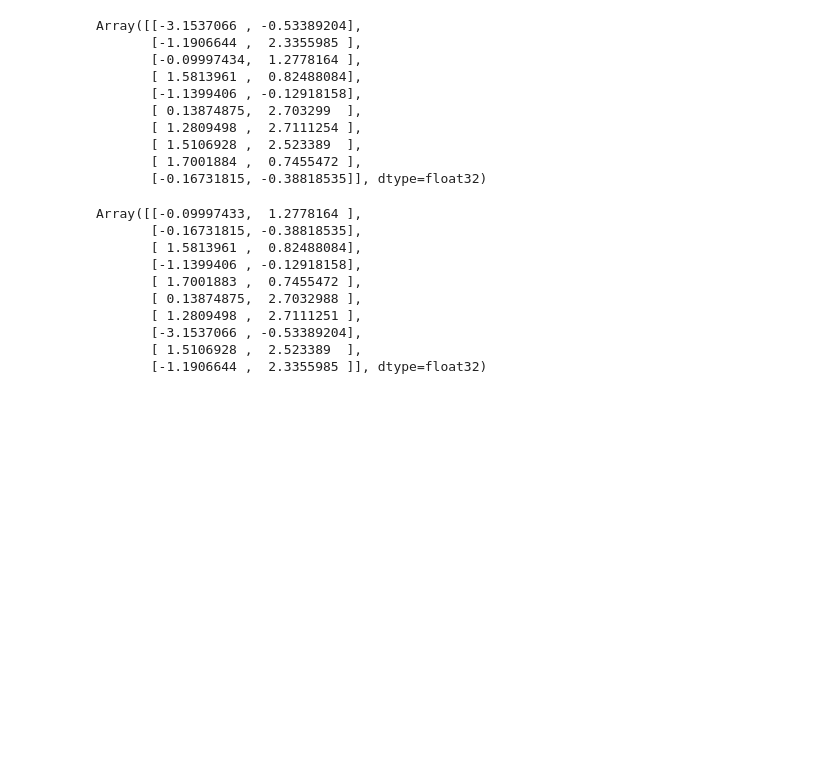
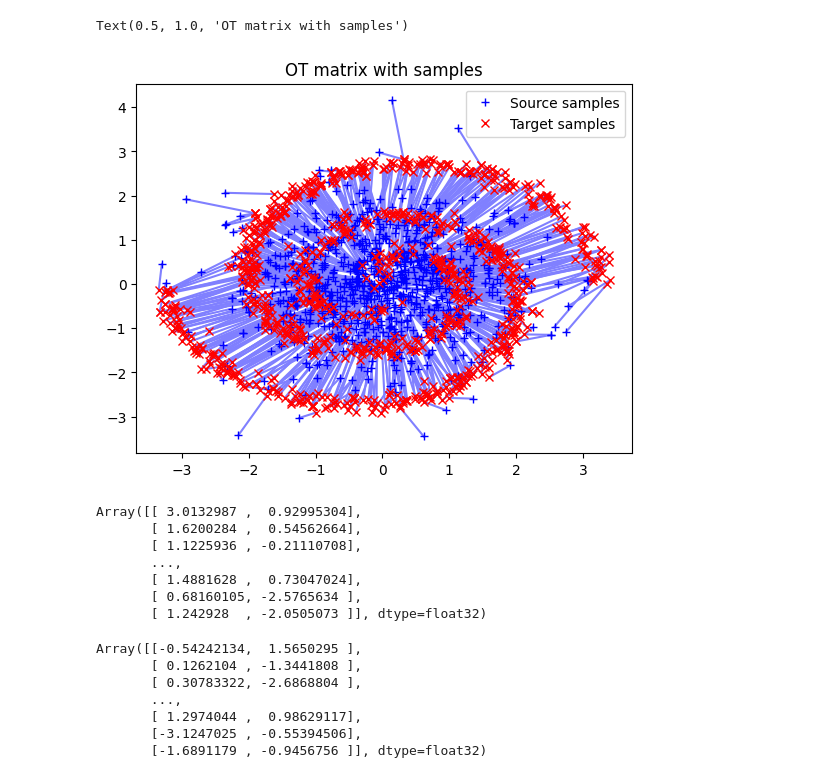
Before and after one commit to AHsu98/StoKAAsticInterpolants, a Jupyter notebook: ExampleNotebooks/data_dep_couplings.ipynb, the cells around one changed output. Cells and saved outputs as stored; diff of their text form; code cells hidden in the pictures; blank space fills up the shorter version.

```diff
--- a/ExampleNotebooks/data_dep_couplings.ipynb
+++ b/ExampleNotebooks/data_dep_couplings.ipynb
@@ -24,41 +24,42 @@ target_samples = inf_train_gen('2spirals',rng = 50,batch_size = num_target)
 # Reference Sample
 reference_samples = jax.random.normal(jax.random.PRNGKey(13334),(num_target,2))
 # %%
-mini_batch_size = 10
+mini_batch_size = 1024
 data_key = jax.random.PRNGKey(42)
 target_key, reference_key = jax.random.split(data_key,2)
 target_batch = jax.random.choice(target_key,target_samples,(mini_batch_size,))
 reference_batch = jax.random.choice(reference_key,reference_samples,(mini_batch_size,))
 # %%
-M = ot.dist(target_batch,reference_batch,p=2)
+M = ot.dist(reference_batch,target_batch,p=1)
 # %%
-a = jnp.histogram(reference_batch, bins=mini_batch_size)[0] / mini_batch_size
-b = jnp.histogram(target_batch, bins=mini_batch_size)[0] / mini_batch_size
-a, b = jnp.ones((mini_batch_size,)) / mini_batch_size, jnp.ones((mini_batch_size,)) / mini_batch_size
+a, b = jnp.ones((mini_batch_size,)), jnp.ones((mini_batch_size,))
 G0 = ot.emd(a,b,M)
+# %%
+ot.plot.plot2D_samples_mat(np.array(reference_batch), np.array(target_batch), np.array(G0), c=[.5, .5, 1])
+pl.plot(reference_batch[:, 0], reference_batch[:, 1], '+b', label='Source samples')
+pl.plot(target_batch[:, 0], target_batch[:, 1], 'xr', label='Target samples')
+pl.legend(loc=0)
+pl.title('OT matrix with samples')
+# %% [output]
+Text(0.5, 1.0, 'OT matrix with samples')
+[figure, added]
 # %%
-G0@target_batch*10
+G0@target_batch
 # %% [output]
-Array([[-3.1537066 , -0.53389204],
-       [-1.1906644 ,  2.3355985 ],
-       [-0.09997434,  1.2778164 ],
-       [ 1.5813961 ,  0.82488084],
-       [-1.1399406 , -0.12918158],
-       [ 0.13874875,  2.703299  ],
-       [ 1.2809498 ,  2.7111254 ],
-       [ 1.5106928 ,  2.523389  ],
-       [ 1.7001884 ,  0.7455472 ],
-       [-0.16731815, -0.38818535]], dtype=float32)
+Array([[ 3.0132987 ,  0.92995304],
+       [ 1.6200284 ,  0.54562664],
+       [ 1.1225936 , -0.21110708],
+       ...,
+       [ 1.4881628 ,  0.73047024],
+       [ 0.68160105, -2.5765634 ],
+       [ 1.242928  , -2.0505073 ]], dtype=float32)
 # %%
 target_batch
 # %% [output]
-Array([[-0.09997433,  1.2778164 ],
-       [-0.16731815, -0.38818535],
-       [ 1.5813961 ,  0.82488084],
-       [-1.1399406 , -0.12918158],
-       [ 1.7001883 ,  0.7455472 ],
-       [ 0.13874875,  2.7032988 ],
-       [ 1.2809498 ,  2.7111251 ],
-       [-3.1537066 , -0.53389204],
-       [ 1.5106928 ,  2.523389  ],
-       [-1.1906644 ,  2.3355985 ]], dtype=float32)
+Array([[-0.54242134,  1.5650295 ],
+       [ 0.1262104 , -1.3441808 ],
+       [ 0.30783322, -2.6868804 ],
+       ...,
+       [ 1.2974044 ,  0.98629117],
+       [-3.1247025 , -0.55394506],
+       [-1.6891179 , -0.9456756 ]], dtype=float32)
```
Also changed, not shown: parts of 1 cell of this notebook, 2 other files.
